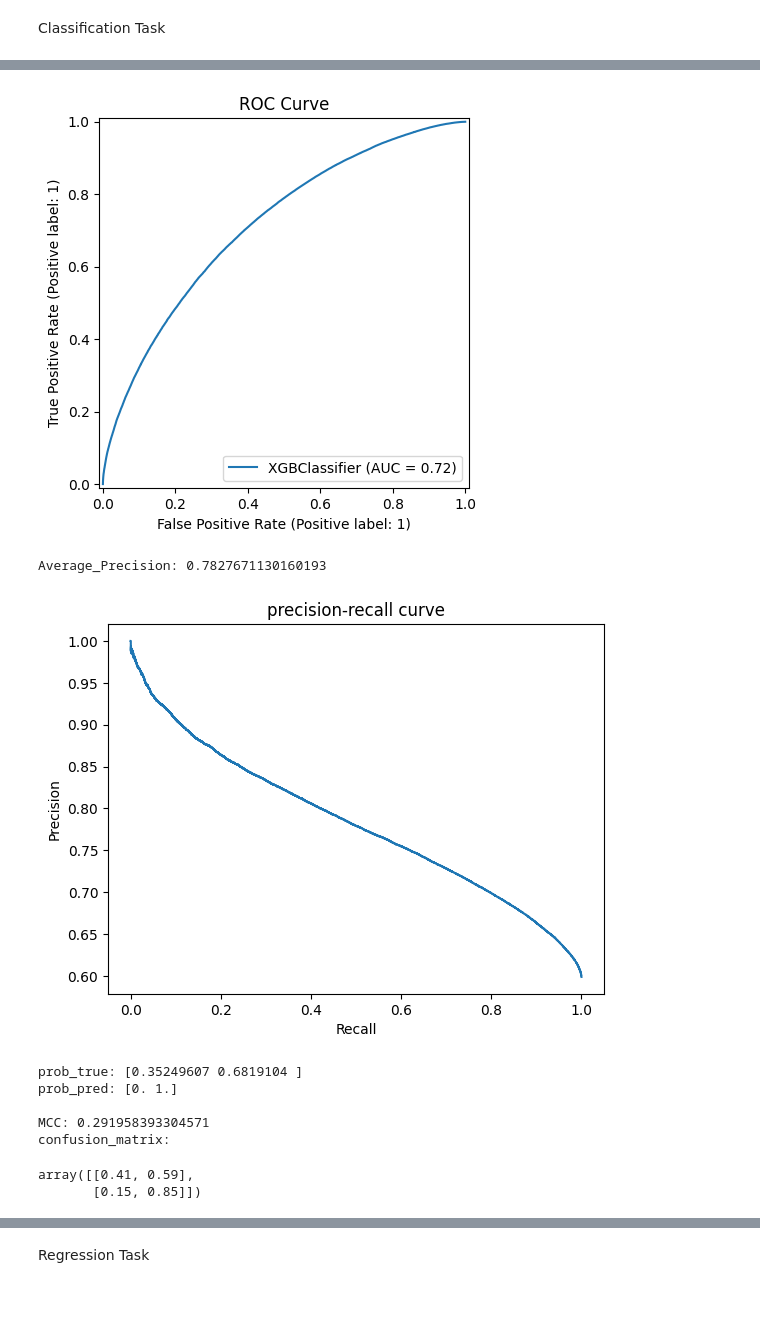
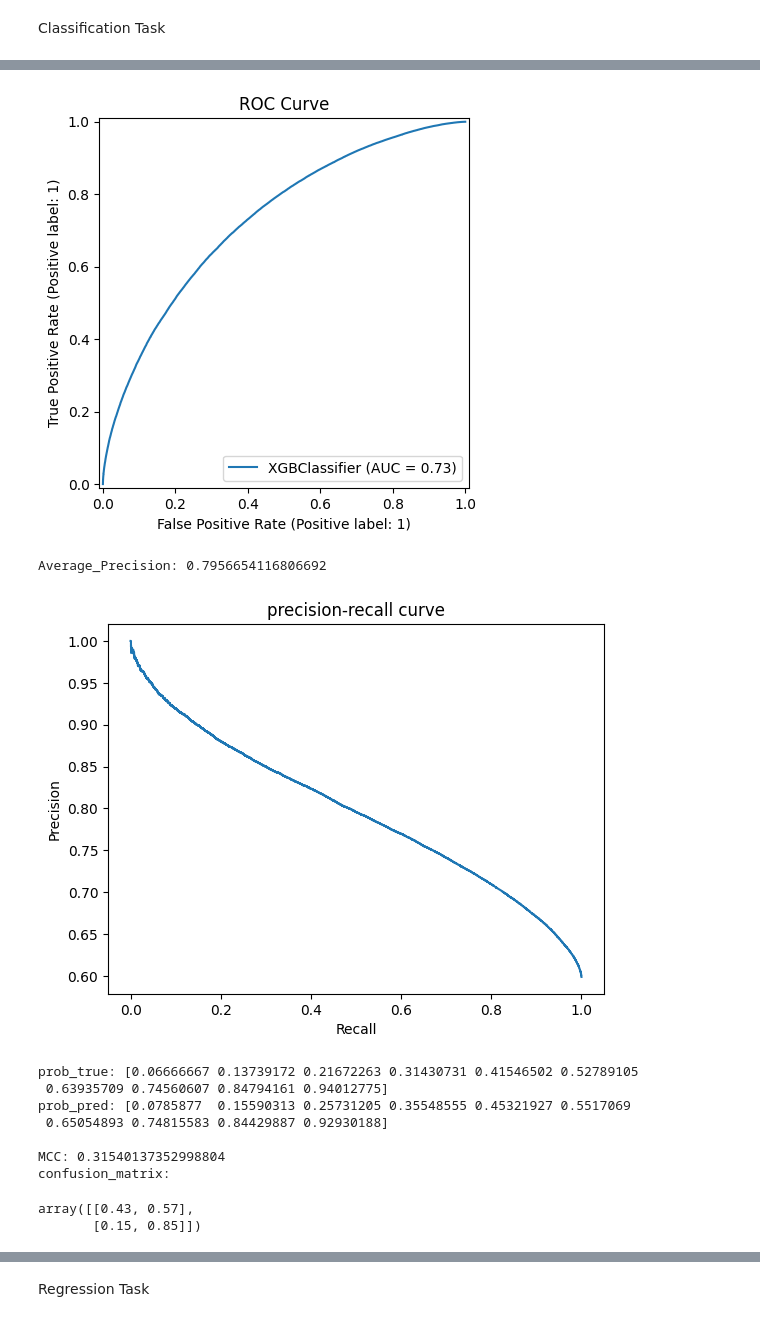
Before and after one commit to kareemkhouri2006/project, a Jupyter notebook: project.ipynb, the cells around one changed output, grey strips where cells are left out. Cells and saved outputs as stored; diff of their text form; code cells hidden in the pictures.

```diff
--- a/project.ipynb
+++ b/project.ipynb
@@ -698,3 +701,27 @@ MCC: 0.3579881469978723
 confusion_matrix:
 array([[0.56, 0.44],
        [0.21, 0.79]])
+# %%
+#use 10 persent for tunning for logistic regression and random forest (sample)
+from sklearn.model_selection import train_test_split
+X_sample, _, y_sample, _ = train_test_split(
+    X_train_scaled, y_train,
+    test_size=0.9,
+    stratify=y_train,
+    random_state=42
+)
+# %%
+#Hyperparameter tuning for Logistic Regression
+from sklearn.model_selection import GridSearchCV
+
+parameter_grid={
+    'C' : [0.01 , 0.1 , 1 , 10],
+    'penalty' : ['l1' , 'l2'],
+    'class_weight' : ['balanced']
+}
+
+lr_grid=LogisticRegression(solver='liblinear', max_iter=1000, random_state=42)
+
+grid_search=GridSearchCV(lr_grid , parameter_grid ,cv=3 ,scoring='roc_auc' ,n_jobs=-1 ,verbose=2 )
+
+grid_search.fit(X_sample, y_sample)
@@ -704,17 +800,17 @@ from xgboost import XGBClassifier
 
 ratio = (y_train == 0).sum() / (y_train == 1).sum()
 
-xgb=XGBClassifier(
+xgb = XGBClassifier(
     n_estimators=300,
     max_depth=6,
     subsample=0.8,
     colsample_bytree=0.8,
-    scale_pos_weight=ratio,
-    learning_rate=0.1,
-    eval_metric='logloss',
+    learning_rate=0.05,     # smaller, safer for more trees
+    scale_pos_weight=ratio,  # handle imbalance
+    eval_metric='auc',       # better for early stopping
+    tree_method='hist',      # faster on large data
     random_state=42
 )
-
 xgb.fit(X_train,y_train)
 y_pred_xgb=xgb.predict(X_test)
 #Accuracy , Precision and F1 score
@@ -741,7 +837,7 @@ plt.ylabel("Precision")
 plt.title("precision-recall curve")
 plt.show()
 #calibration curve
-prob_true , prob_pred = calibration_curve(y_test,y_pred_xgb,n_bins=3)
+prob_true , prob_pred = calibration_curve(y_test,y_probs_xgb,n_bins=10)
 print("prob_true:",prob_true)
 print("prob_pred:",prob_pred)
 print()
@@ -751,5 +847,6 @@ print("MCC:",mcc)
 #confusion matrix
 cm=confusion_matrix(y_test,y_pred_xgb)
 print("confusion_matrix:")
-np.round(cm/np.sum(cm,axis=1).reshape(-1,1),2)
+cm_norm = cm / cm.sum(axis=1, keepdims=True)
+np.round(cm_norm, 2)
 # %% [output]
@@ -761,12 +858,14 @@ ROC_AUC_Score: 0.7167724446218402
-[figure, old version]
+[figure, new version]
-Average_Precision: 0.7827671130160193
+Average_Precision: 0.7956654116806692
-[figure, old version]
+[figure, new version]
-prob_true: [0.35249607 0.6819104 ]
-prob_pred: [0. 1.]
+prob_true: [0.06666667 0.13739172 0.21672263 0.31430731 0.41546502 0.52789105
+ 0.63935709 0.74560607 0.84794161 0.94012775]
+prob_pred: [0.0785877  0.15590313 0.25731205 0.35548555 0.45321927 0.5517069
+ 0.65054893 0.74815583 0.84429887 0.92930188]
 
-MCC: 0.291958393304571
+MCC: 0.31540137352998804
 confusion_matrix:
-array([[0.41, 0.59],
+array([[0.43, 0.57],
        [0.15, 0.85]])
 # %%
 #Random Forest
```
Also changed, not shown: parts of 8 cells of this notebook.
